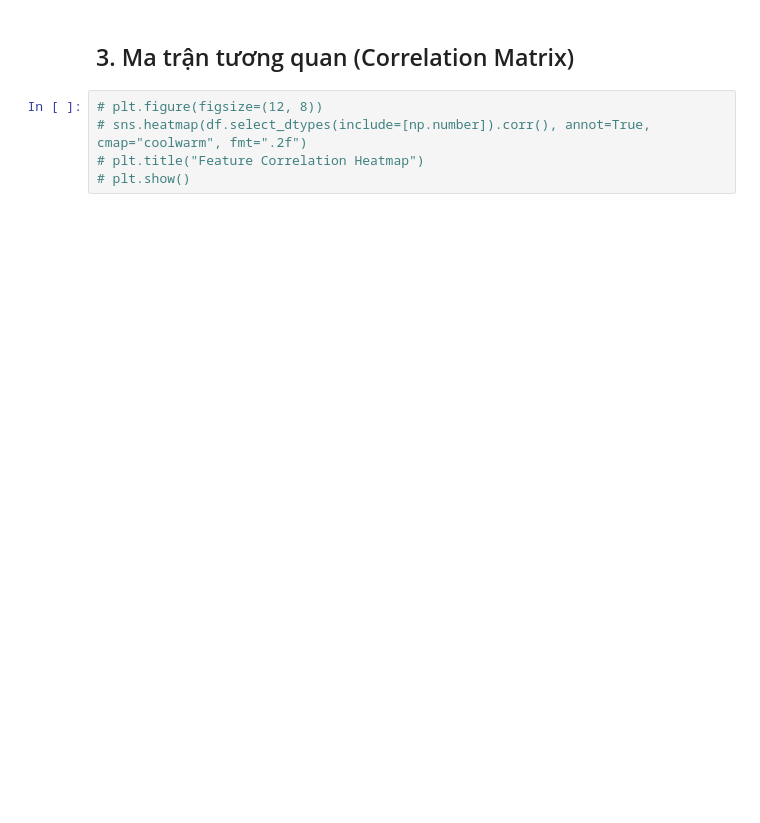
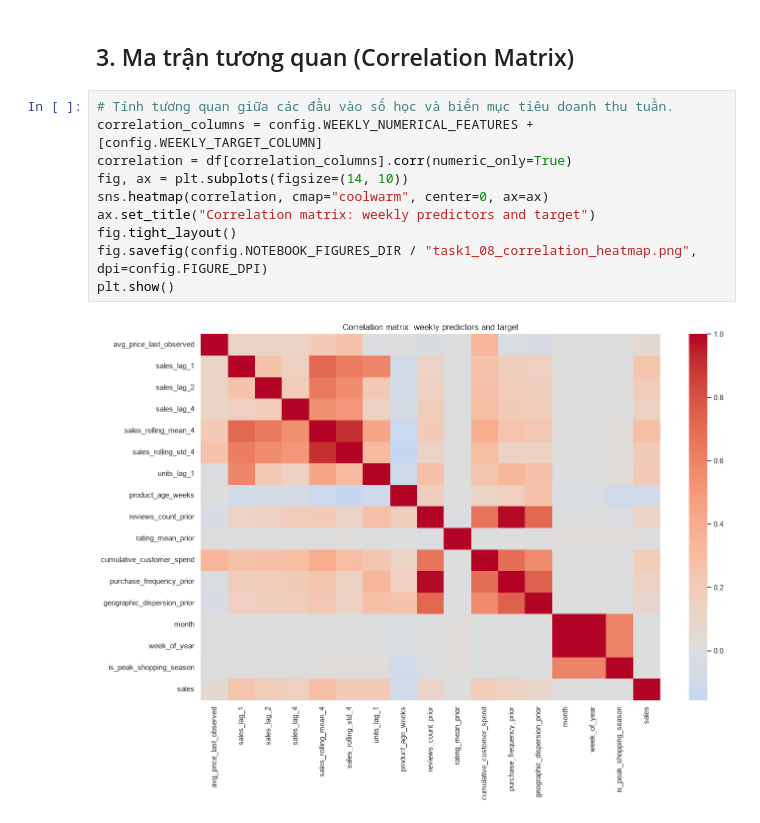
Before and after one commit to iamtien77/sales_predictor, a Jupyter notebook: notebooks/01_exploratory_data_analysis.ipynb, the cells around one changed output. Saved outputs shown, nothing was run; the diff lists cells and outputs as text; blank space fills up the shorter version.

```diff
--- a/notebooks/01_exploratory_data_analysis.ipynb
+++ b/notebooks/01_exploratory_data_analysis.ipynb
@@ -33,7 +85,14 @@ Kiểm tra độ lệch (skewness) của biến doanh số để cân nhắc bi
 # %% [markdown]
 ## 3. Ma trận tương quan (Correlation Matrix)
-# %%
-# plt.figure(figsize=(12, 8))
-# sns.heatmap(df.select_dtypes(include=[np.number]).corr(), annot=True, cmap="coolwarm", fmt=".2f")
-# plt.title("Feature Correlation Heatmap")
-# plt.show()
+# %%
+# Tính tương quan giữa các đầu vào số học và biến mục tiêu doanh thu tuần.
+correlation_columns = config.WEEKLY_NUMERICAL_FEATURES + [config.WEEKLY_TARGET_COLUMN]
+correlation = df[correlation_columns].corr(numeric_only=True)
+fig, ax = plt.subplots(figsize=(14, 10))
+sns.heatmap(correlation, cmap="coolwarm", center=0, ax=ax)
+ax.set_title("Correlation matrix: weekly predictors and target")
+fig.tight_layout()
+fig.savefig(config.NOTEBOOK_FIGURES_DIR / "task1_08_correlation_heatmap.png", dpi=config.FIGURE_DPI)
+plt.show()
+# %% [output]
+[figure, added]
```
Also changed, not shown: parts of 7 cells of this notebook, 1 other file.
